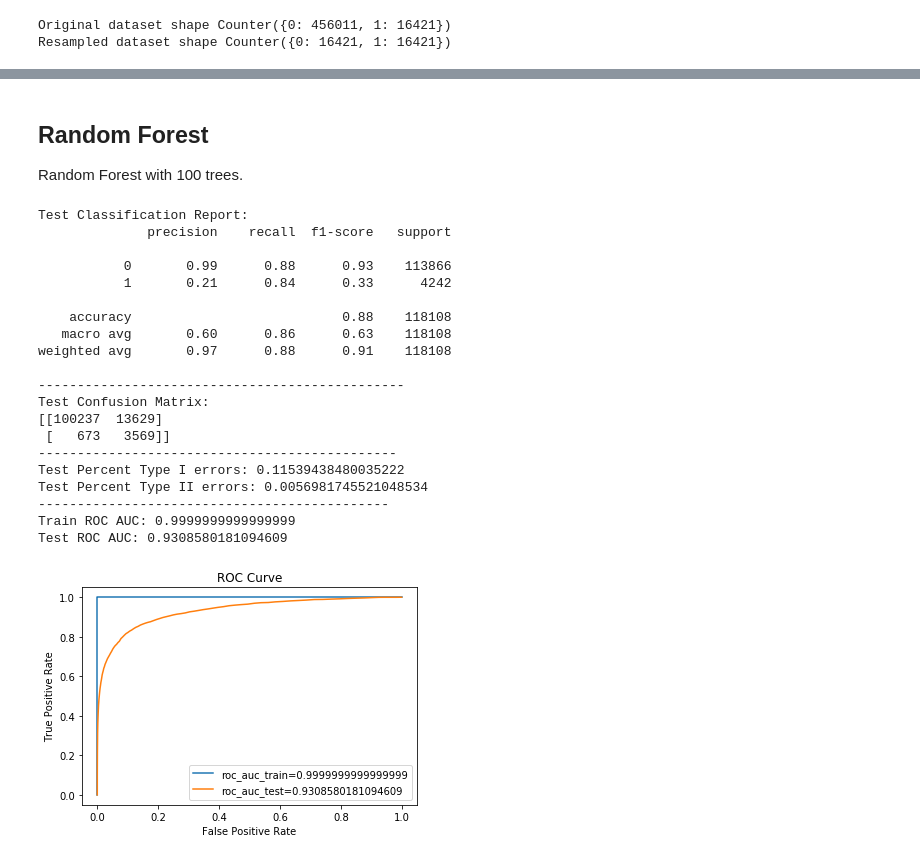
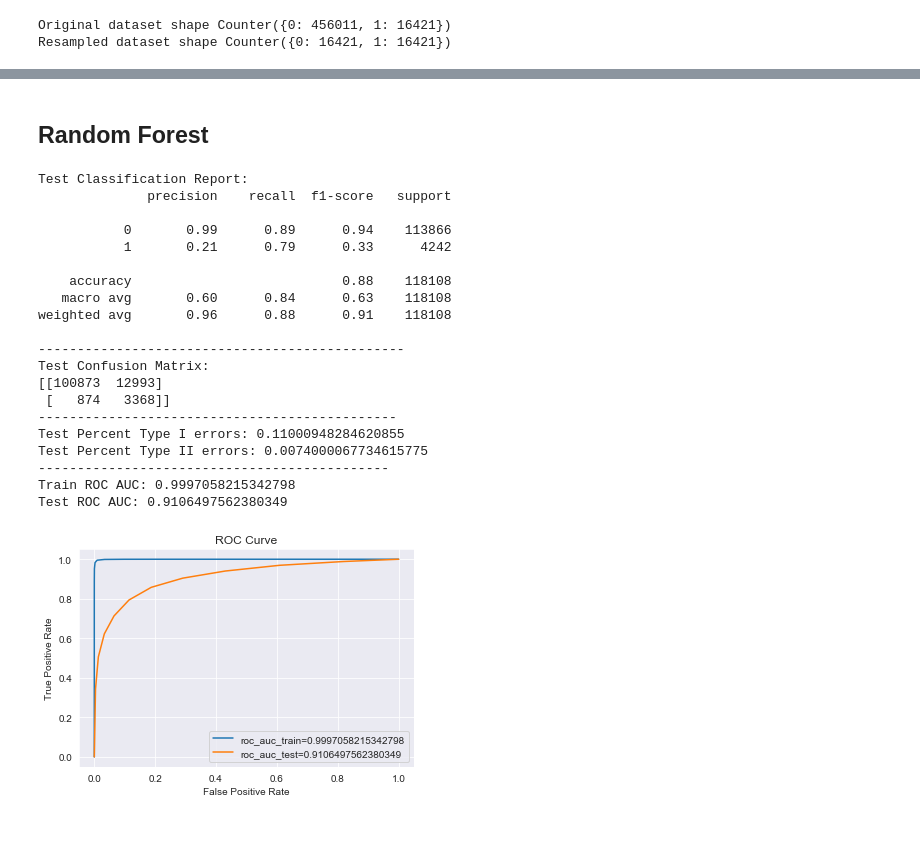
Before and after one commit to anikoloff/fraud_detection, a Jupyter notebook: fraud_detection.ipynb, the cells around one changed output, grey strips where cells are left out. Saved outputs shown, nothing was run; the diff lists cells and outputs as text; code cells hidden in the pictures; blank space fills up the shorter version.

```diff
--- a/fraud_detection.ipynb
+++ b/fraud_detection.ipynb
@@ -52,6 +52,7 @@ import warnings
 warnings.filterwarnings('ignore')
 
 %matplotlib inline
+sns.set_style('darkgrid')
 # %% [markdown]
 ## Exploratory Data Analysis and Feature Engineering
 
@@ -692,8 +693,8 @@ I prepared data for modeling by addressing missing values, limiting outliers, an
 # %%
 df_train = df_train.drop('TransactionID', axis=1)
 # %%
-df_train = pd.read_csv('clean_data.csv')
-df_train = df_train.drop(['Unnamed: 0','TransactionID'], axis=1)
+# df_train = pd.read_csv('clean_data.csv')
+# df_train = df_train.drop(['Unnamed: 0','TransactionID'], axis=1)
 df_train.head()
 # %% [output]
 |  | isFraud | TransactionDT | TransactionAmt | ProductCD | card1 | card2 | card3 | card4 | card5 | ... |
@@ -845,0 +900,6 @@ Image(graph.create_png())
+# %%
+# Train a gradient boosting classifier model with default parameters.
+gbc = ensemble.GradientBoostingClassifier()
+gbc.fit(X_train, y_train)
+
+evaluate(gbc)
@@ -846,31 +975,30 @@ Image(graph.create_png())
 # %% [markdown]
 ## Random Forest
-
-Random Forest with 100 trees.
 # %%
-rfc = RandomForestClassifier(n_estimators=100)
+# Train a random forest model with default parameters.
+rfc = RandomForestClassifier()
 rfc.fit(X_train, y_train)
 
 evaluate(rfc)
 # %% [output]
 Test Classification Report:
               precision    recall  f1-score   support
 
-           0       0.99      0.88      0.93    113866
-           1       0.21      0.84      0.33      4242
+           0       0.99      0.89      0.94    113866
+           1       0.21      0.79      0.33      4242
 
     accuracy                           0.88    118108
-   macro avg       0.60      0.86      0.63    118108
-weighted avg       0.97      0.88      0.91    118108
+   macro avg       0.60      0.84      0.63    118108
+weighted avg       0.96      0.88      0.91    118108
 
 -----------------------------------------------
 Test Confusion Matrix:
-[[100237  13629]
- [   673   3569]]
+[[100873  12993]
+ [   874   3368]]
 ----------------------------------------------
-Test Percent Type I errors: 0.11539438480035222
-Test Percent Type II errors: 0.0056981745521048534
+Test Percent Type I errors: 0.11000948284620855
+Test Percent Type II errors: 0.0074000067734615775
 ---------------------------------------------
-Train ROC AUC: 0.9999999999999999
-Test ROC AUC: 0.9308580181094609
+Train ROC AUC: 0.9997058215342798
+Test ROC AUC: 0.9106497562380349
-[figure, old version]
+[figure, new version]
```
Also changed, not shown: parts of 58 cells of this notebook, 1 other file.
